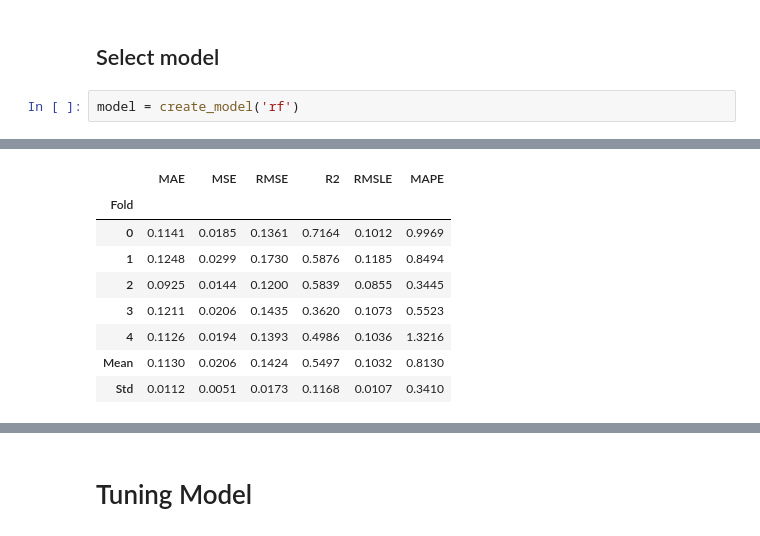
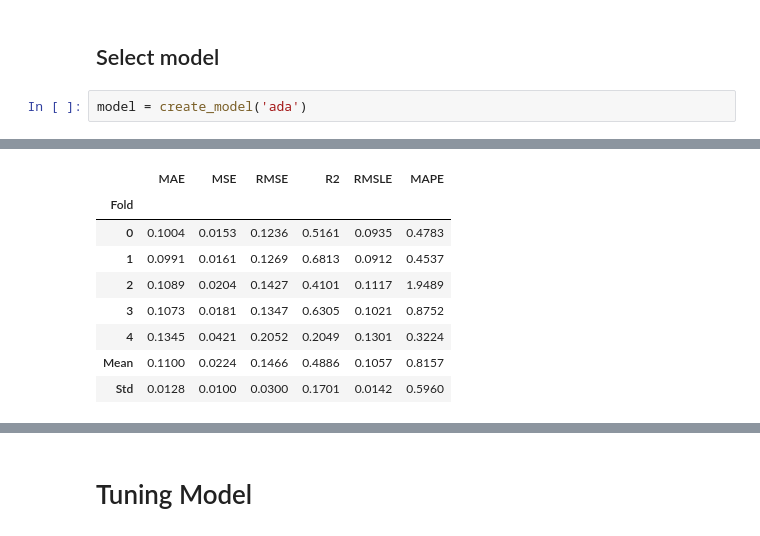
Before and after one commit to AltotechTH/alto-academy-part3-class6-automated-ml, a Jupyter notebook: pycaret_demo.ipynb, the cells around one changed output, grey strips where cells are left out. Drawn from its saved outputs; the diff is of its cells as text.

```diff
--- a/pycaret_demo.ipynb
+++ b/pycaret_demo.ipynb
@@ -162,18 +159,18 @@ interactive(children=(ToggleButtons(description='Plot Type:', icons=('',), optio
 # %% [markdown]
 ## Select model
 # %%
-model = create_model('rf')
+model = create_model('ada')
 # %% [output]
 [interactive output not drawn]
 |  | MAE | MSE | RMSE | R2 | RMSLE | MAPE |
 | Fold |  |  |  |  |  |  |
-| 0 | 0.1141 | 0.0185 | 0.1361 | 0.7164 | 0.1012 | 0.9969 |
-| 1 | 0.1248 | 0.0299 | 0.1730 | 0.5876 | 0.1185 | 0.8494 |
-| 2 | 0.0925 | 0.0144 | 0.1200 | 0.5839 | 0.0855 | 0.3445 |
-| 3 | 0.1211 | 0.0206 | 0.1435 | 0.3620 | 0.1073 | 0.5523 |
-| 4 | 0.1126 | 0.0194 | 0.1393 | 0.4986 | 0.1036 | 1.3216 |
-| Mean | 0.1130 | 0.0206 | 0.1424 | 0.5497 | 0.1032 | 0.8130 |
-| Std | 0.0112 | 0.0051 | 0.0173 | 0.1168 | 0.0107 | 0.3410 |
+| 0 | 0.1004 | 0.0153 | 0.1236 | 0.5161 | 0.0935 | 0.4783 |
+| 1 | 0.0991 | 0.0161 | 0.1269 | 0.6813 | 0.0912 | 0.4537 |
+| 2 | 0.1089 | 0.0204 | 0.1427 | 0.4101 | 0.1117 | 1.9489 |
+| 3 | 0.1073 | 0.0181 | 0.1347 | 0.6305 | 0.1021 | 0.8752 |
+| 4 | 0.1345 | 0.0421 | 0.2052 | 0.2049 | 0.1301 | 0.3224 |
+| Mean | 0.1100 | 0.0224 | 0.1466 | 0.4886 | 0.1057 | 0.8157 |
+| Std | 0.0128 | 0.0100 | 0.0300 | 0.1701 | 0.0142 | 0.5960 |
 [interactive output not drawn]
 # %% [markdown]
 # Tuning Model
```
Also changed, not shown: parts of 14 cells of this notebook, 4 other files.
